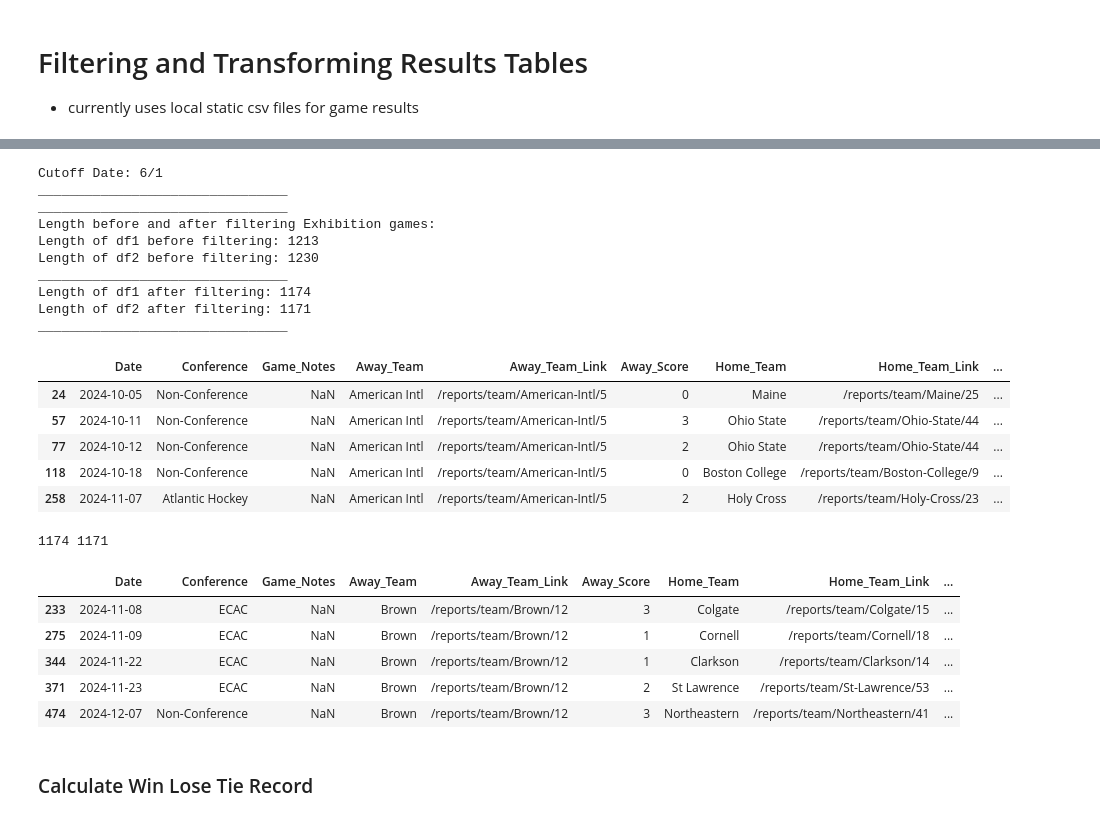
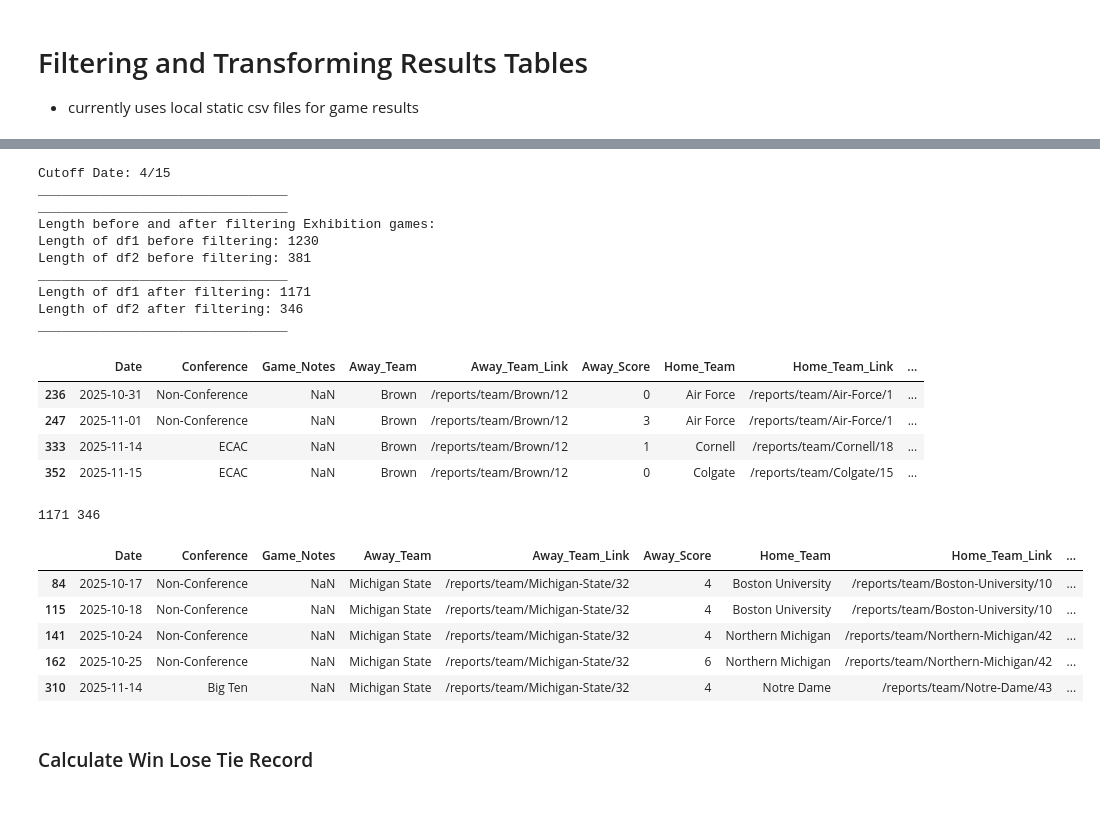
Before and after one commit to JSmith1826/college_hockey_2526, a Jupyter notebook: workbook/visualization_scripts/Point_percentage_year_over_year.ipynb, the cells around one changed output, grey strips where cells are left out. Drawn from its saved outputs; the diff is of its cells as text; code cells hidden in the pictures.

```diff
--- a/workbook/visualization_scripts/Point_percentage_year_over_year.ipynb
+++ b/workbook/visualization_scripts/Point_percentage_year_over_year.ipynb
@@ -77,13 +81,17 @@ Index(['Current Team', 'Last_Name', 'First_Name', 'No', 'Position', 'Yr', 'Ht',
 # %% [markdown]
 ### Collect Game Results for Transformation
 # %%
-current_year_url = 'https://www.collegehockeynews.com/schedules/?season=20232024'
-season = '2023-2024'
-season_start_year = 2023
+# current_year_url = 'https://www.collegehockeynews.com/schedules/?season=20232024'
+# season = '2023-2024'
+# season_start_year = 2023
 
 # current_year_url = 'https://www.collegehockeynews.com/schedules/?season=20242025'
 # season = '2024-2025'
 # season_start_year = 2024
+
+current_year_url = 'https://www.collegehockeynews.com/schedules/?season=20252026'
+season = '2025-2026'
+season_start_year = 2025
 # %%
 # ## Table to Last season's results data
 # ### Eventually would like to get results with SQL querry from database but
@@ -224,20 +269,20 @@ df2 = pd.read_csv(input_file_2)
 # %%
 ### ORIGINAL CODE FOR 2024-25 to 2025-26 Year to Date Comparison
 
-# ### Set the cutoff date (month, day)
-# cutoff_month = 11
-# cutoff_day = 2
+### Set the cutoff date (month, day)
+cutoff_month = 4
+cutoff_day = 15
 
-# cutoff_str = f'{cutoff_month}/{cutoff_day}'
+cutoff_str = f'{cutoff_month}/{cutoff_day}'
 
-# ## Load the first season in comparison from temp folder
-# input_file_1 = os.path.join(temp_folder, f'NEW_current_season_results_2024_2025.csv')
-# df1 = pd.read_csv(input_file_1)
-# # df1.info()
+## Load the first season in comparison from temp folder
+input_file_1 = os.path.join(temp_folder, f'NEW_current_season_results_2024_2025.csv')
+df1 = pd.read_csv(input_file_1)
+# df1.info()
 
-# input_file_2 = os.path.join(temp_folder, f'NEW_current_season_results_2025_2026.csv')
-# df2 = pd.read_csv(input_file_2)
-# # df2.info()
+input_file_2 = os.path.join(temp_folder, f'NEW_current_season_results_2025_2026.csv')
+df2 = pd.read_csv(input_file_2)
+# df2.info()
 
 # Drop any rows with unplayed games (where Home_Score or Away_Score is missing)
 df1 = df1.dropna(subset=['Home_Score', 'Away_Score'])
@@ -279,15 +324,15 @@ df2 = df2[~df2['Conference'].str.contains('Exhibition')]
 print(f'Length of df1 after filtering: {len(df1)}')
 print(f'Length of df2 after filtering: {len(df2)}\n________________________________')
 # %% [output]
-Cutoff Date: 6/1
+Cutoff Date: 4/15
 ________________________________
 ________________________________
 Length before and after filtering Exhibition games:
-Length of df1 before filtering: 1213
-Length of df2 before filtering: 1230
+Length of df1 before filtering: 1230
+Length of df2 before filtering: 381
 ________________________________
-Length of df1 after filtering: 1174
-Length of df2 after filtering: 1171
+Length of df1 after filtering: 1171
+Length of df2 after filtering: 346
 ________________________________
 # %%
 ## Make Sure Rensselaer is in both dataframes as either Home Team or Away Team
@@ -302,18 +347,17 @@ df1[df1['Home_Team'] == 'Brown'].head()
 df1[df1['Away_Team'] == 'Brown'].head()
 df2[df2['Away_Team'] == 'Brown'].head()
 
-# Make Sure American Intl is in both dataframes as either Home Team or Away Team
-df1[df1['Home_Team'] == 'American Intl'].head()
-# df2[df2['Home_Team'] == 'American Intl'].head()
-df1[df1['Away_Team'] == 'American Intl'].head()
-df2[df2['Away_Team'] == 'American Intl'].head()
+# # Make Sure American Intl is in both dataframes as either Home Team or Away Team
+# df1[df1['Home_Team'] == 'American Intl'].head()
+# # df2[df2['Home_Team'] == 'American Intl'].head()
+# df1[df1['Away_Team'] == 'American Intl'].head()
+# df2[df2['Away_Team'] == 'American Intl'].head()
 # %% [output]
 |  | Date | Conference | Game_Notes | Away_Team | Away_Team_Link | Away_Score | Home_Team | Home_Team_Link | ... |
-| 24 | 2024-10-05 | Non-Conference | NaN | American Intl | /reports/team/American-Intl/5 | 0 | Maine | /reports/team/Maine/25 | ... |
-| 57 | 2024-10-11 | Non-Conference | NaN | American Intl | /reports/team/American-Intl/5 | 3 | Ohio State | /reports/team/Ohio-State/44 | ... |
-| 77 | 2024-10-12 | Non-Conference | NaN | American Intl | /reports/team/American-Intl/5 | 2 | Ohio State | /reports/team/Ohio-State/44 | ... |
-| 118 | 2024-10-18 | Non-Conference | NaN | American Intl | /reports/team/American-Intl/5 | 0 | Boston College | /reports/team/Boston-College/9 | ... |
-| 258 | 2024-11-07 | Atlantic Hockey | NaN | American Intl | /reports/team/American-Intl/5 | 2 | Holy Cross | /reports/team/Holy-Cross/23 | ... |
+| 236 | 2025-10-31 | Non-Conference | NaN | Brown | /reports/team/Brown/12 | 0 | Air Force | /reports/team/Air-Force/1 | ... |
+| 247 | 2025-11-01 | Non-Conference | NaN | Brown | /reports/team/Brown/12 | 3 | Air Force | /reports/team/Air-Force/1 | ... |
+| 333 | 2025-11-14 | ECAC | NaN | Brown | /reports/team/Brown/12 | 1 | Cornell | /reports/team/Cornell/18 | ... |
+| 352 | 2025-11-15 | ECAC | NaN | Brown | /reports/team/Brown/12 | 0 | Colgate | /reports/team/Colgate/15 | ... |
 # %%
 import pandas as pd
 from datetime import date
@@ -418,20 +462,22 @@ df1_cut, df2_cut = filter_two_seasons_through_month_day(df1, df2, month=cutoff_m
 print(len(df1_cut), len(df2_cut))
 # both are filtered from their own Aug 1 season start through Oct 30 of that same season
 # %% [output]
-1174 1171
+1171 346
 # %%
 # Print the entry for the team 'Brown'
 df1_cut[df1_cut['Home_Team'] == 'Brown'].head()
 # df2_cut[df2_cut['Home_Team'] == 'Brown'].head()
 # df1_cut[df1_cut['Away_Team'] == 'Brown'].head()
 df2_cut[df2_cut['Away_Team'] == 'Brown'].head()
+
+df2_cut[df2_cut['Away_Team'] == 'Michigan State'].head()
 # %% [output]
 |  | Date | Conference | Game_Notes | Away_Team | Away_Team_Link | Away_Score | Home_Team | Home_Team_Link | ... |
-| 233 | 2024-11-08 | ECAC | NaN | Brown | /reports/team/Brown/12 | 3 | Colgate | /reports/team/Colgate/15 | ... |
-| 275 | 2024-11-09 | ECAC | NaN | Brown | /reports/team/Brown/12 | 1 | Cornell | /reports/team/Cornell/18 | ... |
-| 344 | 2024-11-22 | ECAC | NaN | Brown | /reports/team/Brown/12 | 1 | Clarkson | /reports/team/Clarkson/14 | ... |
-| 371 | 2024-11-23 | ECAC | NaN | Brown | /reports/team/Brown/12 | 2 | St Lawrence | /reports/team/St-Lawrence/53 | ... |
-| 474 | 2024-12-07 | Non-Conference | NaN | Brown | /reports/team/Brown/12 | 3 | Northeastern | /reports/team/Northeastern/41 | ... |
+| 84 | 2025-10-17 | Non-Conference | NaN | Michigan State | /reports/team/Michigan-State/32 | 4 | Boston University | /reports/team/Boston-University/10 | ... |
+| 115 | 2025-10-18 | Non-Conference | NaN | Michigan State | /reports/team/Michigan-State/32 | 4 | Boston University | /reports/team/Boston-University/10 | ... |
+| 141 | 2025-10-24 | Non-Conference | NaN | Michigan State | /reports/team/Michigan-State/32 | 4 | Northern Michigan | /reports/team/Northern-Michigan/42 | ... |
+| 162 | 2025-10-25 | Non-Conference | NaN | Michigan State | /reports/team/Michigan-State/32 | 6 | Northern Michigan | /reports/team/Northern-Michigan/42 | ... |
+| 310 | 2025-11-14 | Big Ten | NaN | Michigan State | /reports/team/Michigan-State/32 | 4 | Notre Dame | /reports/team/Notre-Dame/43 | ... |
 # %% [markdown]
 ### Calculate Win Lose Tie Record
 # %%
```
Also changed, not shown: parts of 13 cells of this notebook, 9 other files.
